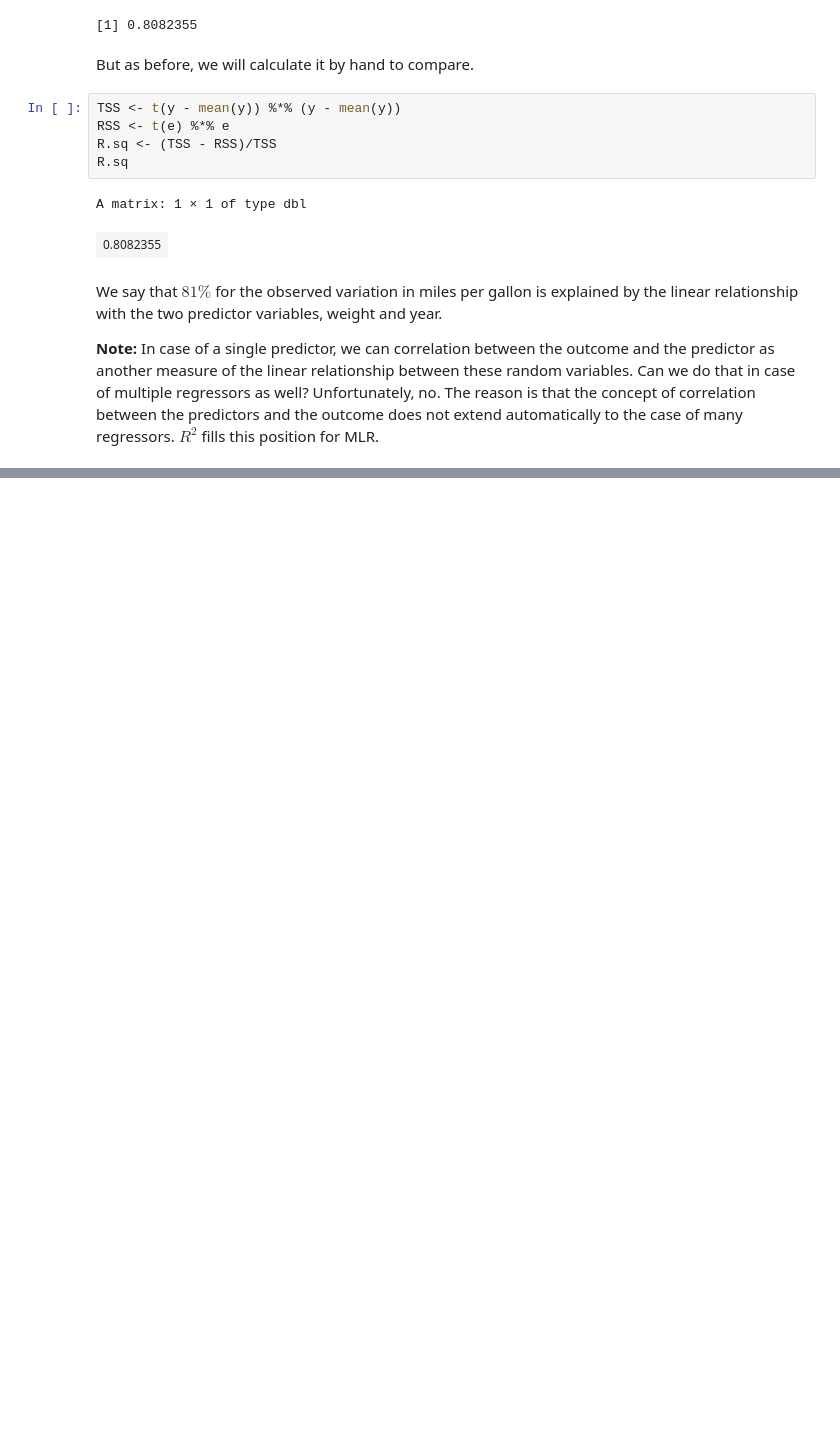
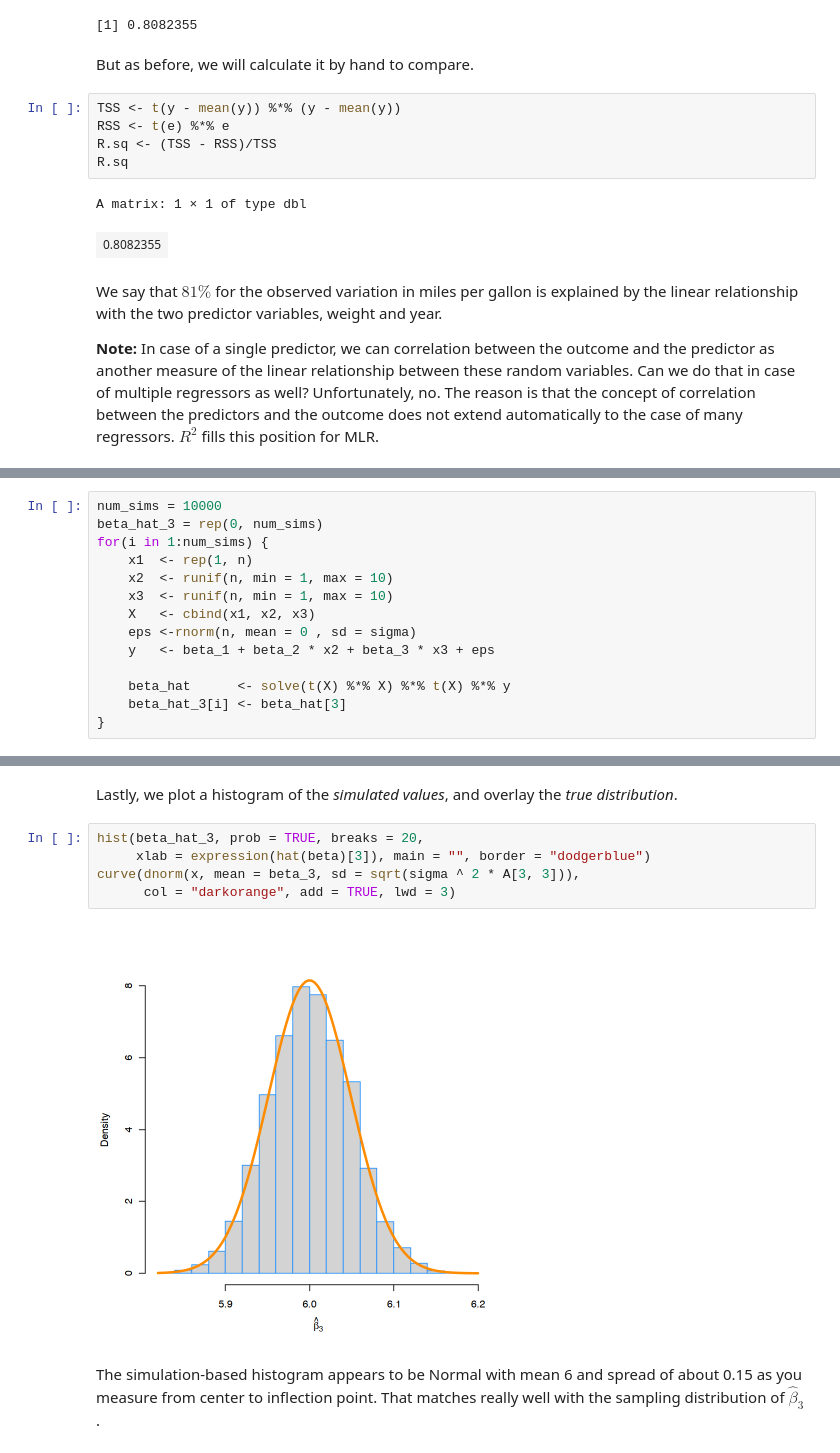
Before and after one commit to marina-khi/CompStat_2021, a Jupyter notebook: Lectures/MLR.ipynb, the cells around one changed output, grey strips where cells are left out. Saved outputs shown, nothing was run; the diff lists cells and outputs as text; blank space fills up the shorter version.

```diff
--- a/Lectures/MLR.ipynb
+++ b/Lectures/MLR.ipynb
@@ -487,0 +944,14 @@ We say that $81\%$ for the observed variation in miles per gallon is explained b
+# %%
+num_sims = 10000
+beta_hat_3 = rep(0, num_sims)
+for(i in 1:num_sims) {
+    x1  <- rep(1, n)
+    x2  <- runif(n, min = 1, max = 10)
+    x3  <- runif(n, min = 1, max = 10)
+    X   <- cbind(x1, x2, x3)
+    eps <-rnorm(n, mean = 0 , sd = sigma)
+    y   <- beta_1 + beta_2 * x2 + beta_3 * x3 + eps
+
+    beta_hat      <- solve(t(X) %*% X) %*% t(X) %*% y
+    beta_hat_3[i] <- beta_hat[3]
+}
@@ -487,0 +982,11 @@ We say that $81\%$ for the observed variation in miles per gallon is explained b
+# %% [markdown]
+Lastly, we plot a histogram of the *simulated values*, and overlay the *true distribution*.
+# %%
+hist(beta_hat_3, prob = TRUE, breaks = 20,
+     xlab = expression(hat(beta)[3]), main = "", border = "dodgerblue")
+curve(dnorm(x, mean = beta_3, sd = sqrt(sigma ^ 2 * A[3, 3])),
+      col = "darkorange", add = TRUE, lwd = 3)
+# %% [output]
+[figure, added]
+# %% [markdown]
+The simulation-based histogram appears to be Normal with mean 6 and spread of about 0.15 as you measure from center to inflection point. That matches really well with the sampling distribution of $\hat{\beta}_3$.
```
Also changed, not shown: parts of 54 cells of this notebook, 5 other files.
